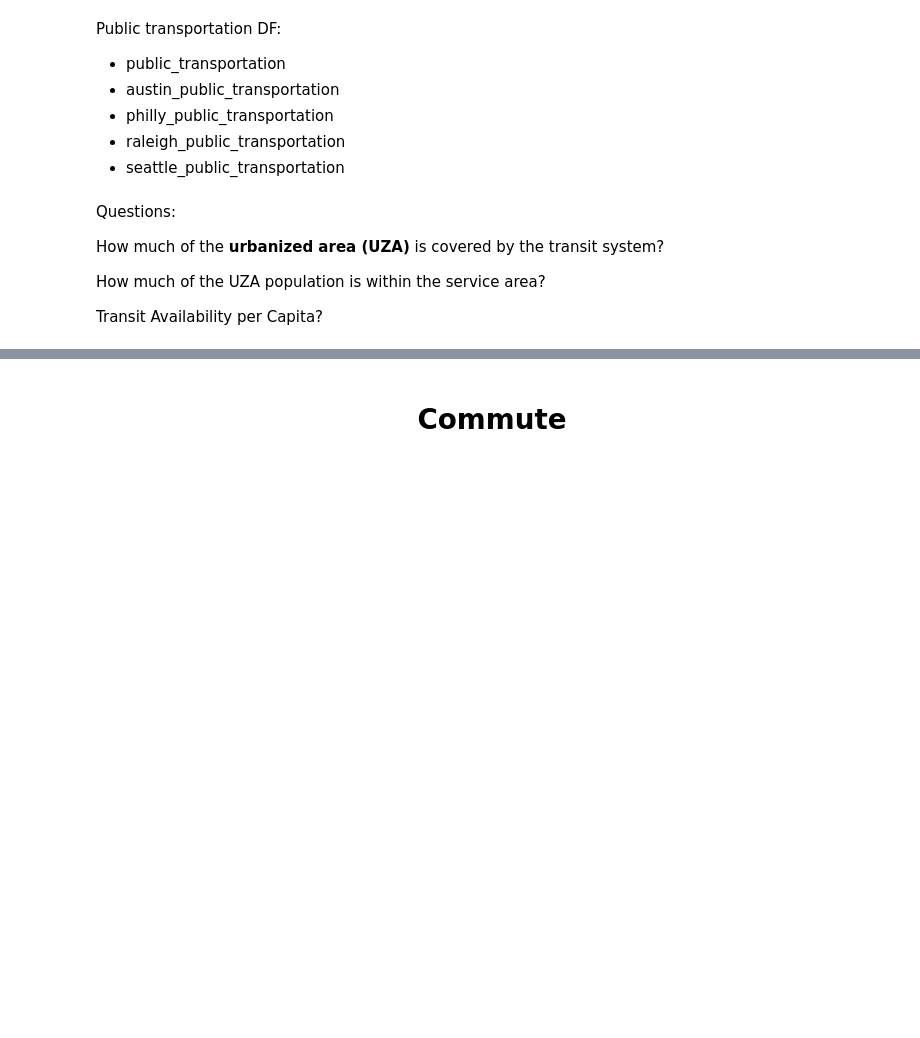
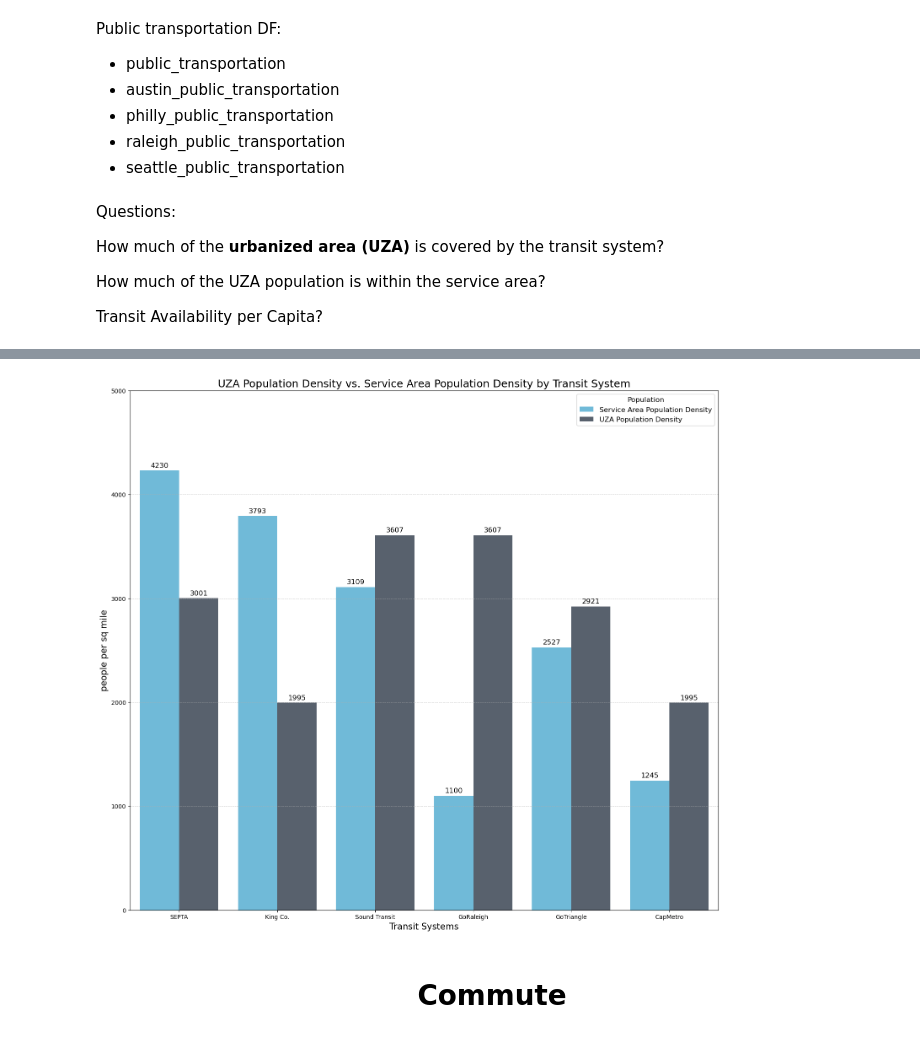
Before and after one commit to Hannah00Donnelly/nss-capstone-da14-2025, a Jupyter notebook: notebooks/hdonnelly_capstone.ipynb, the cells around one changed output, grey strips where cells are left out. Cells and saved outputs as stored; diff of their text form; code cells hidden in the pictures; blank space fills up the shorter version.

```diff
--- a/notebooks/hdonnelly_capstone.ipynb
+++ b/notebooks/hdonnelly_capstone.ipynb
@@ -491,3 +693,52 @@ public_transportation_cities_2024.head()
+# %%
+plt.figure(figsize=(18, 16))
+
+#color Palette for graphs
+density_colors = {
+    'Service Area Population Density': '#5fc1e9',
+    'UZA Population Density': '#556070'
+
+}
+density = list(density_colors.values())
+
+sns.set_palette(density)
+
+
+ax=sns.barplot(data=density_graphs.sort_values('Ratio', ascending=False), x='Agency', y='Ratio', hue='Density', palette=density)
+
+
+
+for container in ax.containers:
+    ax.bar_label(container, labels=[f'{val:.0f}' for val in container.datavalues], padding=3, fontsize=12)
+
+abbreviated_labels = [
+    'SEPTA',
+    'King Co.',
+    'Sound Transit',
+    'GoRaleigh',
+    'GoTriangle',
+    'CapMetro'
+]
+
+
+ax.set_xticks(np.arange(len(abbreviated_labels)))
+ax.set_xticklabels(abbreviated_labels, ha='center')
+
+ax.yaxis.grid(True, linestyle='--', linewidth=0.7, alpha=0.7)
+
+plt.title('UZA Population Density vs. Service Area Population Density by Transit System', fontsize=18)
+plt.ylabel('people per sq mile',fontsize=15)
+plt.xlabel('Transit Systems',fontsize=15)
+plt.legend(title='Population', title_fontsize=12, fontsize=12)
+#plt.tight_layout()
+
+plt.ylim(bottom=0, top=5000)
+
+
+
+plt.show()
+# %% [output]
+[figure, added]
 # %% [markdown]
 # <center> Commute </center>
 # %%
```
Also changed, not shown: parts of 49 cells of this notebook.
